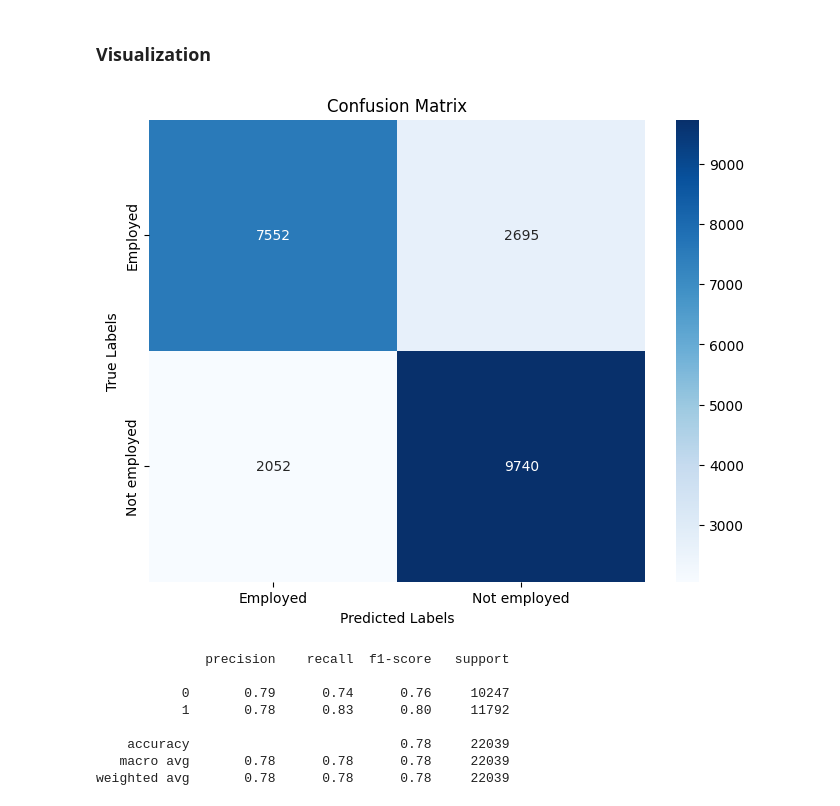
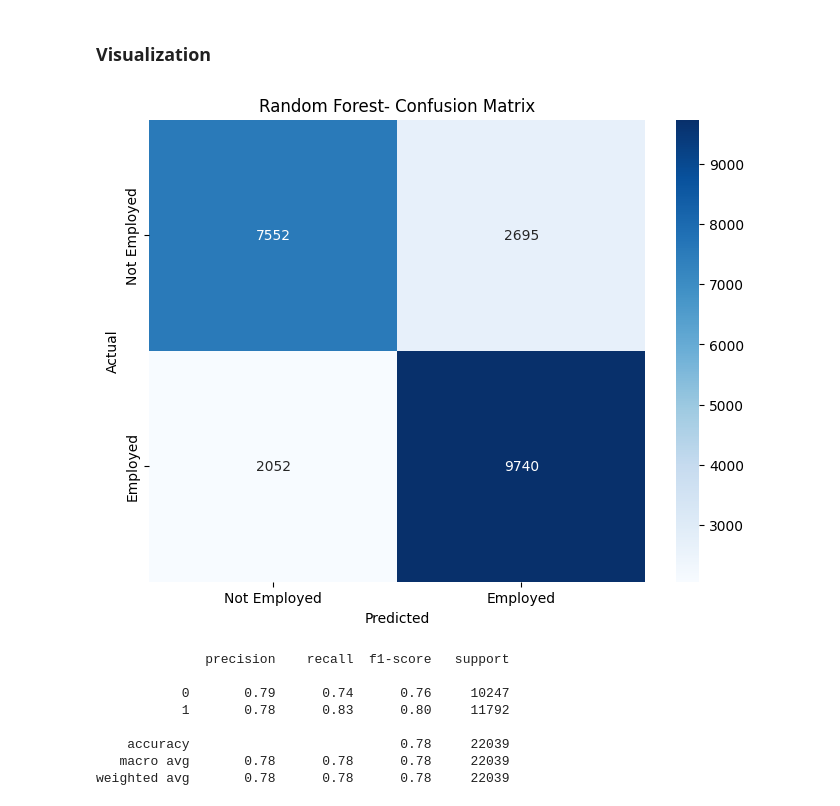
Before and after one commit to C21sja/KAN-CINTO1011U-Big-Data-ManagementPCS, a Jupyter notebook: main.ipynb, the cells around one changed output. Drawn from its saved outputs; the diff is of its cells as text; code cells hidden in the pictures.

```diff
--- a/main.ipynb
+++ b/main.ipynb
@@ -760,24 +855,24 @@ feature_df
 # %%
 
 # Generate the confusion matrix
 cm_rf = confusion_matrix(y_test, y_pred)  # Assuming y_test are your true labels and y_pred are your predictions
 
 # Create labels for the classes
-class_labels = ['Employed', 'Not employed']  # Replace with your actual class names/labels
+class_labels = ['Not Employed', 'Employed']  # Replace with your actual class names/labels
 
 # Create a heatmap
 plt.figure(figsize=(8, 6))  # Can adjust the size as needed
 sns.heatmap(cm_rf, annot=True, fmt='d', cmap='Blues', xticklabels=class_labels, yticklabels=class_labels)
 
 # Add labels and a title
-plt.ylabel('True Labels')
-plt.xlabel('Predicted Labels')
-plt.title('Confusion Matrix')
+plt.ylabel('Actual')
+plt.xlabel('Predicted')
+plt.title('Random Forest- Confusion Matrix')
 
 # Show the plot
 plt.show()
 # %% [output]
-[figure, old version]
+[figure, new version]
 # %%
 # Predict the outcomes using the best RandomForest model
 y_pred = pipeline.predict(X_test)
```
Also changed, not shown: parts of 8 cells of this notebook.
